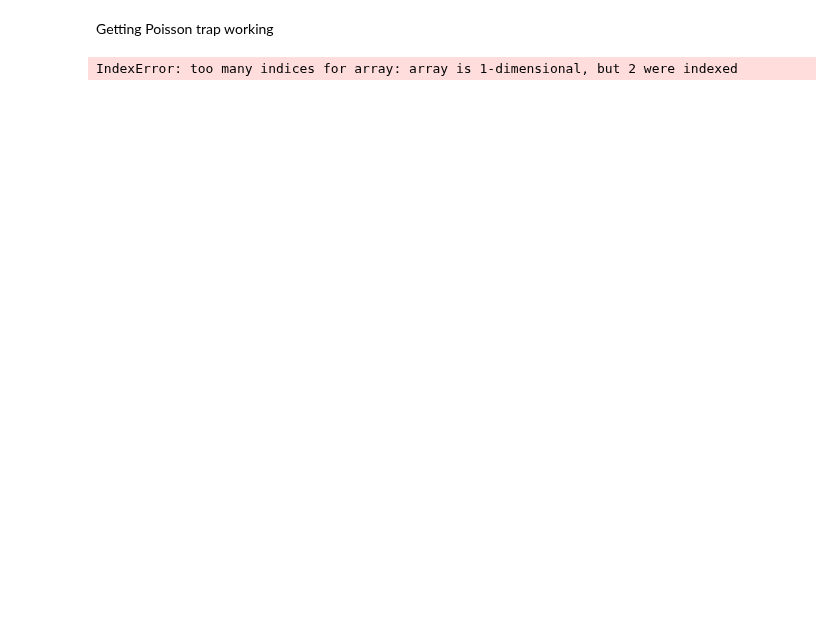
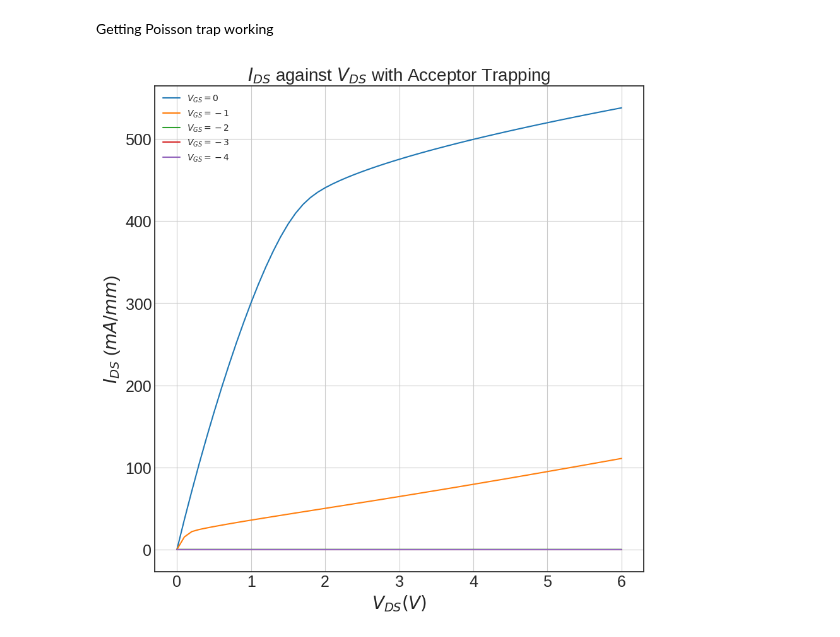
Before and after one commit to IanStafford/banjo-wombat, a Jupyter notebook: allNit/figures.ipynb, the cells around one changed output. Cells and saved outputs as stored; diff of their text form; code cells hidden in the pictures; blank space fills up the shorter version.

```diff
--- a/allNit/figures.ipynb
+++ b/allNit/figures.ipynb
@@ -175,18 +176,25 @@ plt.show()
 # %% [markdown]
 Getting Poisson trap working
 # %%
-fieldplate_trap_Vgs, fieldplate_trap_Ids = flooxsRead("/home/staffian/banjo-wombat/allNit/figures/trapTest_Vt.csv")
+Vd_0, Ids_0 = flooxsRead("/home/staffian/banjo-wombat/allNit/figures/fpIV0.csv")
+Vd_1, Ids_1 = flooxsRead("/home/staffian/banjo-wombat/allNit/figures/fpIV1.csv")
+Vd_2, Ids_2 = flooxsRead("/home/staffian/banjo-wombat/allNit/figures/fpIV2.csv")
+Vd_3, Ids_3 = flooxsRead("/home/staffian/banjo-wombat/allNit/figures/fpIV3.csv")
+Vd_4, Ids_4 = flooxsRead("/home/staffian/banjo-wombat/allNit/figures/fpIV4.csv")
 plt.figure(figsize=[10,10]);
-plt.plot(fieldplate_Vgs, 1000*fieldplate_Ids, label="Field Plate");
-plt.plot(fieldplate_trap_Vgs, 1000*fieldplate_trap_Ids, label="Field Plate w/ Traps");
-plt.title("$I_{DS}$ vs $V_{GS}$ at $V_{DS}=10V$", fontsize=20);
-plt.xlabel("$V_{G} (V)$", fontsize=20);
+plt.plot(Vd_0, Ids_0, label="$V_{GS}=0$");
+plt.plot(Vd_1, Ids_1, label="$V_{GS}=-1$");
+plt.plot(Vd_2, Ids_2, label="$V_{GS}=-2$");
+plt.plot(Vd_3, Ids_3, label="$V_{GS}=-3$");
+plt.plot(Vd_4, Ids_4, label="$V_{GS}=-4$");
+plt.title("$I_{DS}$ against $V_{DS}$ with Acceptor Trapping", fontsize=20);
+plt.xlabel("$V_{DS} (V)$", fontsize=20);
 plt.ylabel("$I_{DS}$ (${mA}/{mm}$)", fontsize=20);
 plt.xticks(fontsize = 18)
 plt.yticks(fontsize = 18)
 plt.grid(True);
 plt.legend();
 #plt.savefig("Vt.png", dpi=300, bbox_inches='tight')
 plt.show()
 # %% [output]
-IndexError: too many indices for array: array is 1-dimensional, but 2 were indexed
+[figure, added]
```
Also changed, not shown: parts of 4 cells of this notebook, 21 other files.
